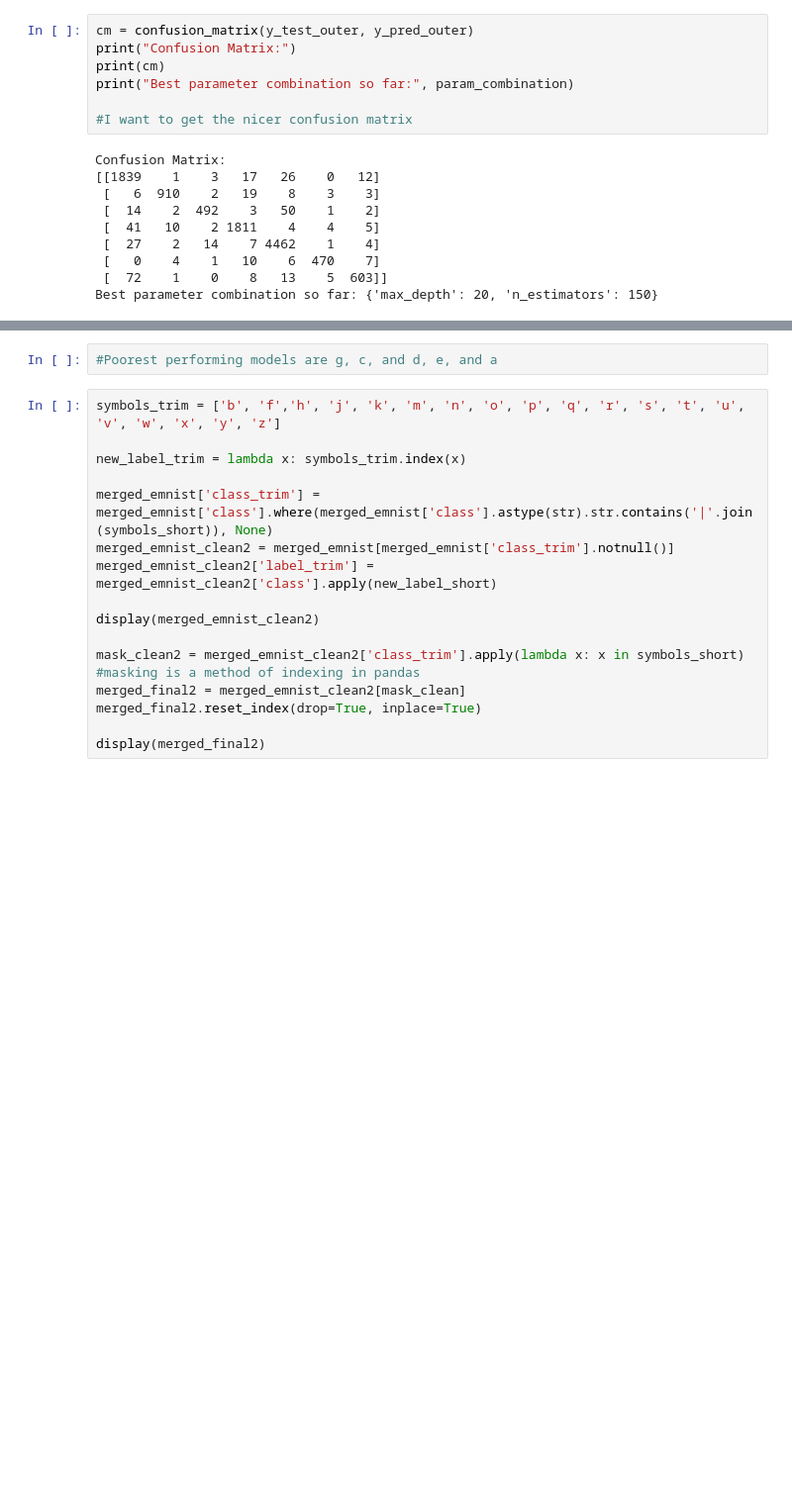
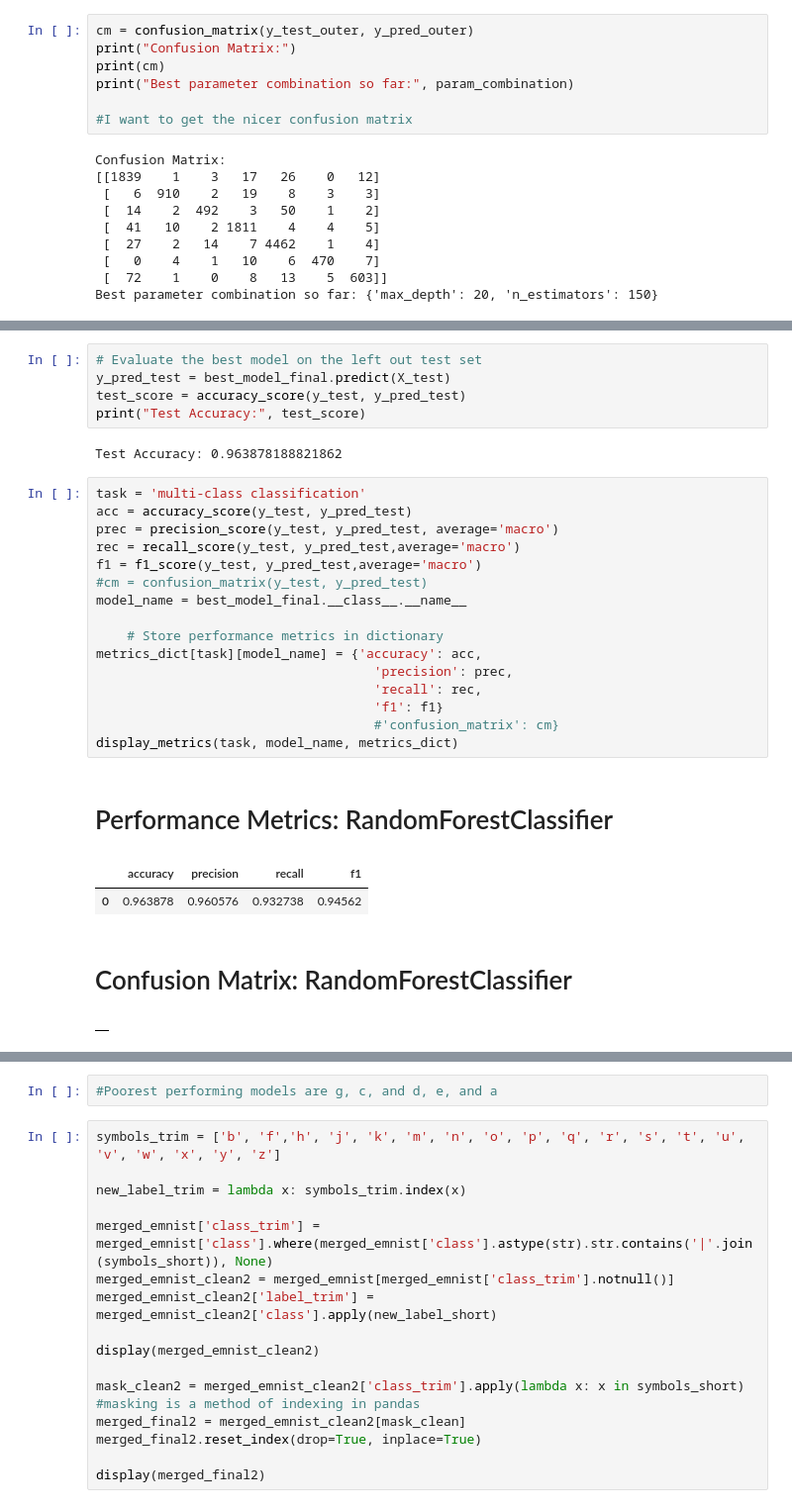
Before and after one commit to Kcole3/datasci_223, a Jupyter notebook: exercises/4-classification/Classification.ipynb, the cells around one changed output, grey strips where cells are left out. Shown at 99% size. Saved outputs shown, nothing was run; the diff lists cells and outputs as text; blank space fills up the shorter version.

```diff
--- a/exercises/4-classification/Classification.ipynb
+++ b/exercises/4-classification/Classification.ipynb
@@ -583,0 +594,29 @@ Average Inner Fold Accuracy Score: 0.9526377500566939
+# %%
+# Evaluate the best model on the left out test set
+y_pred_test = best_model_final.predict(X_test)
+test_score = accuracy_score(y_test, y_pred_test)
+print("Test Accuracy:", test_score)
+# %% [output]
+Test Accuracy: 0.963878188821862
+# %%
+task = 'multi-class classification'
+acc = accuracy_score(y_test, y_pred_test)
+prec = precision_score(y_test, y_pred_test, average='macro')
+rec = recall_score(y_test, y_pred_test,average='macro')
+f1 = f1_score(y_test, y_pred_test,average='macro')
+#cm = confusion_matrix(y_test, y_pred_test)
+model_name = best_model_final.__class__.__name__
+
+    # Store performance metrics in dictionary
+metrics_dict[task][model_name] = {'accuracy': acc,
+                                    'precision': prec,
+                                    'recall': rec,
+                                    'f1': f1}
+                                    #'confusion_matrix': cm}
+display_metrics(task, model_name, metrics_dict)
+# %% [output]
+# Performance Metrics: RandomForestClassifier
+|  | accuracy | precision | recall | f1 |
+| 0 | 0.963878 | 0.960576 | 0.932738 | 0.94562 |
+# Confusion Matrix: RandomForestClassifier
+|  |
```
Also changed, not shown: parts of 25 cells of this notebook.
